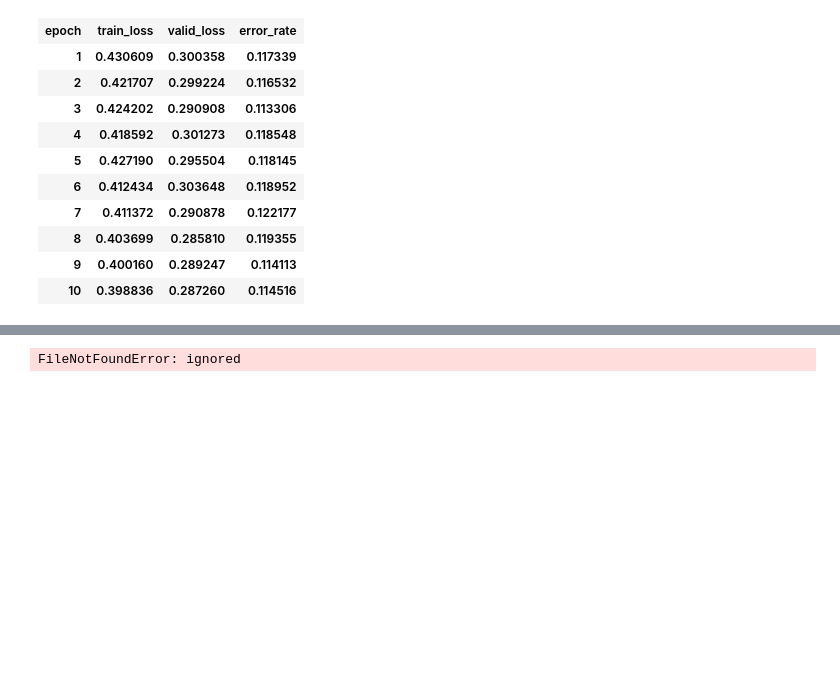
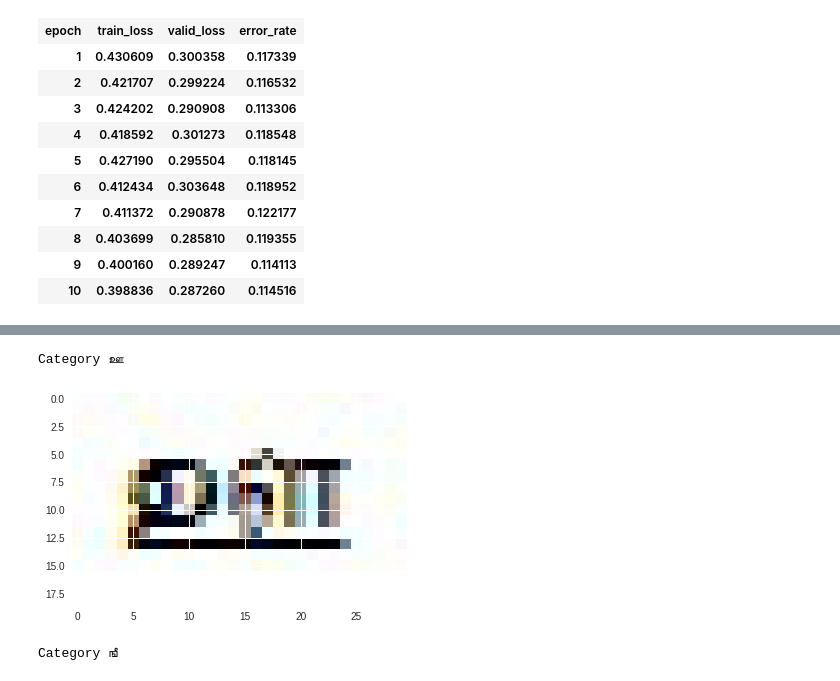
Before and after one commit to shyampagadi/fastai, a Jupyter notebook: TamilChar.ipynb, the cells around one changed output, grey strips where cells are left out. Cells and saved outputs as stored; diff of their text form; code cells hidden in the pictures; blank space fills up the shorter version.

```diff
--- a/TamilChar.ipynb
+++ b/TamilChar.ipynb
@@ -430,9 +452,15 @@ Total time: 04:29
 # %%
-filename = 'data_tamil/UJTDchar/test_image/img_fromds.jpg'
+filename = 'data_tamil/UJTDchar/test_data/Ta(1).jpg'
 # %%
 img = open_image(filename)
 losses = learn.predict(img)
 prediction = losses[0];
 prediction
 # %% [output]
-FileNotFoundError: ignored
+Category ஊ
+# %%
+img=mpimg.imread(filename)
+imgplot = plt.imshow(img)
+plt.show()
+# %% [output]
+[figure, added]
@@ -438,0 +469,7 @@ FileNotFoundError: ignored
+# %%
+img = open_image(filename1)
+losses = learn.predict(img)
+prediction = losses[0];
+prediction
+# %% [output]
+Category ஙீ
```
Also changed, not shown: parts of 7 cells of this notebook.
